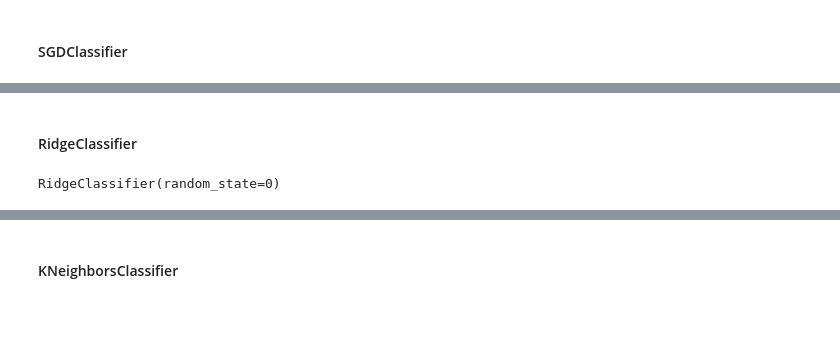
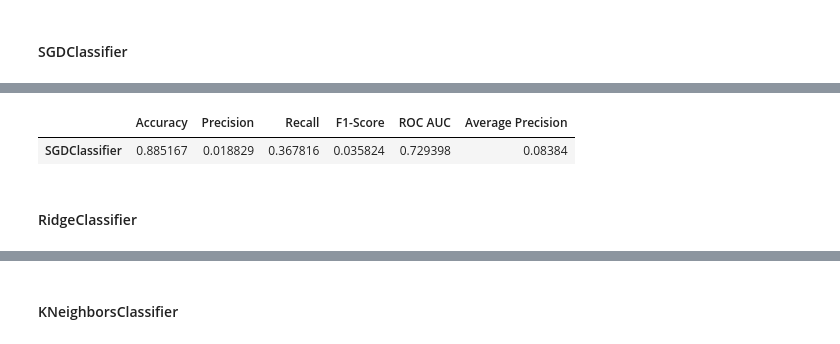
Before and after one commit to jiaweiho72/BT4012, a Jupyter notebook: notebooks/03_modelling.ipynb, the cells around one changed output, grey strips where cells are left out. Saved outputs shown, nothing was run; the diff lists cells and outputs as text; code cells hidden in the pictures; blank space fills up the shorter version.

```diff
--- a/notebooks/03_modelling.ipynb
+++ b/notebooks/03_modelling.ipynb
@@ -209,7 +247,2 @@ LogisticRegression(random_state=0)
 # %% [markdown]
 #### SGDClassifier
-# %%
-from sklearn.linear_model import SGDClassifier
-
-sgd_clf = SGDClassifier(max_iter=1000, tol=1e-3, random_state=0, loss='modified_huber')
-sgd_clf.fit(X_train, y_train)
@@ -217,0 +249,28 @@ SGDClassifier(loss='modified_huber', random_state=0)
+# %%
+from sklearn.linear_model import SGDClassifier
+from sklearn.model_selection import RandomizedSearchCV, StratifiedKFold
+from scipy.stats import uniform, randint
+
+# create parameter grid
+sgd_param_distributions = {
+    'loss': ['log_loss', 'modified_huber'],
+    'penalty': ['l1', 'l2', 'elasticnet'],
+    'alpha': uniform(1e-5, 1),
+    'l1_ratio': uniform(0, 1),
+    'max_iter': [1000],
+    'learning_rate': ['optimal', 'adaptive'],
+    'class_weight': ['balanced', None]
+}
+
+# create model and perform randomized search
+sgd_clf = SGDClassifier(random_state=42)
+
+sgd_cv = StratifiedKFold(n_splits=5, shuffle=True, random_state=42)
+sgd_random_search = RandomizedSearchCV(
+    sgd_clf, param_distributions=sgd_param_distributions,
+    n_iter=50, cv=sgd_cv, scoring='roc_auc',
+    random_state=42, n_jobs=-1
+)
+
+# fit model to train set
+sgd_random_search.fit(X_train, y_train)
@@ -218,9 +290,17 @@ SGDClassifier(loss='modified_huber', random_state=0)
+# %%
+# evaluate model performance on the validation set for hyperparameter tuning
+y_valpred_sgd = sgd_random_search.best_estimator_.predict(X_valid)
+y_valpred_prob_sgd = sgd_random_search.best_estimator_.predict_proba(X_valid)[:, 1]
+
+evaluator.evaluate_model(
+    model_name="SGDClassifier",
+    y_actual=y_valid,
+    y_pred=y_valpred_sgd,
+    y_pred_prob=y_valpred_prob_sgd,
+    dataset_name="Validation"
+)
+# %% [output]
+|  | Accuracy | Precision | Recall | F1-Score | ROC AUC | Average Precision |
+| SGDClassifier | 0.885167 | 0.018829 | 0.367816 | 0.035824 | 0.729398 | 0.08384 |
 # %% [markdown]
 #### RidgeClassifier
-# %%
-from sklearn.linear_model import RidgeClassifier
-
-ridge_clf = RidgeClassifier(random_state=0)
-ridge_clf.fit(X_train, y_train)
-# %% [output]
-RidgeClassifier(random_state=0)
```
Also changed, not shown: parts of 35 cells of this notebook.
